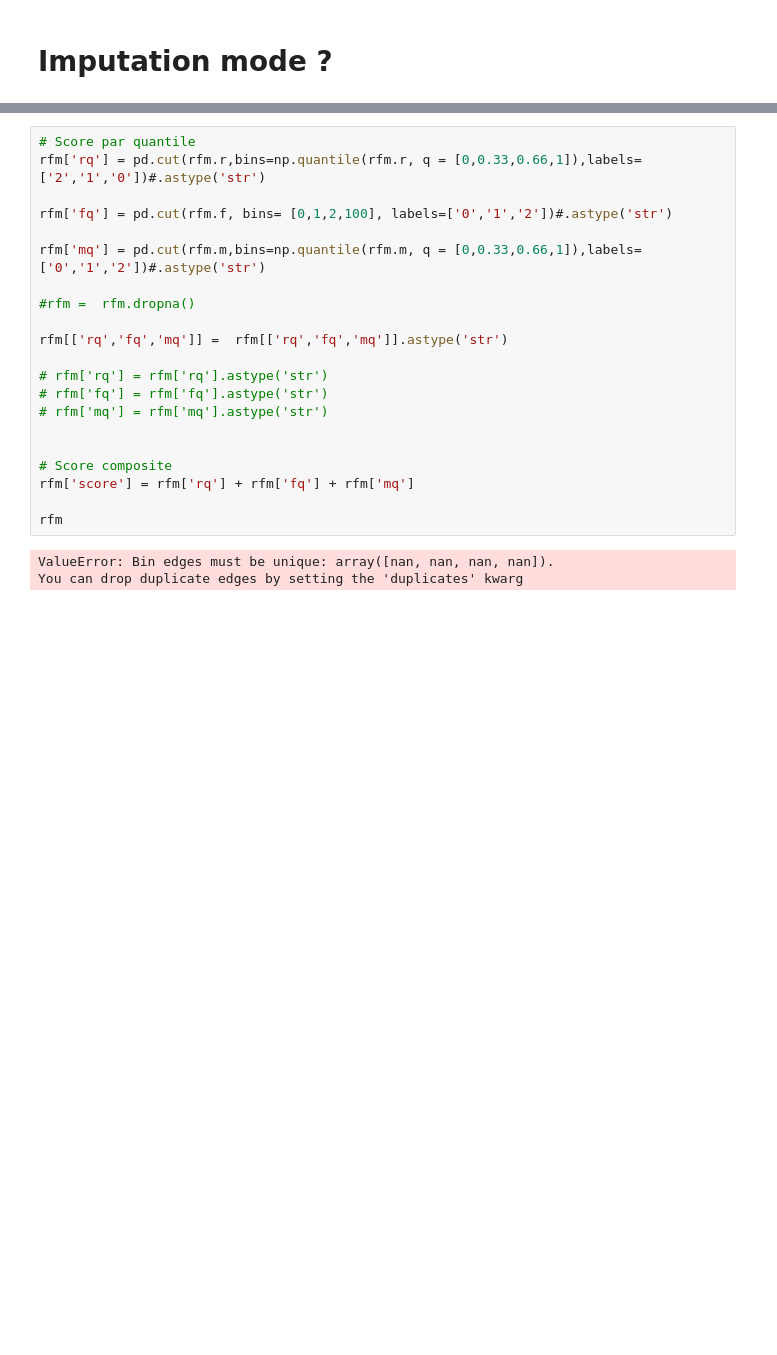
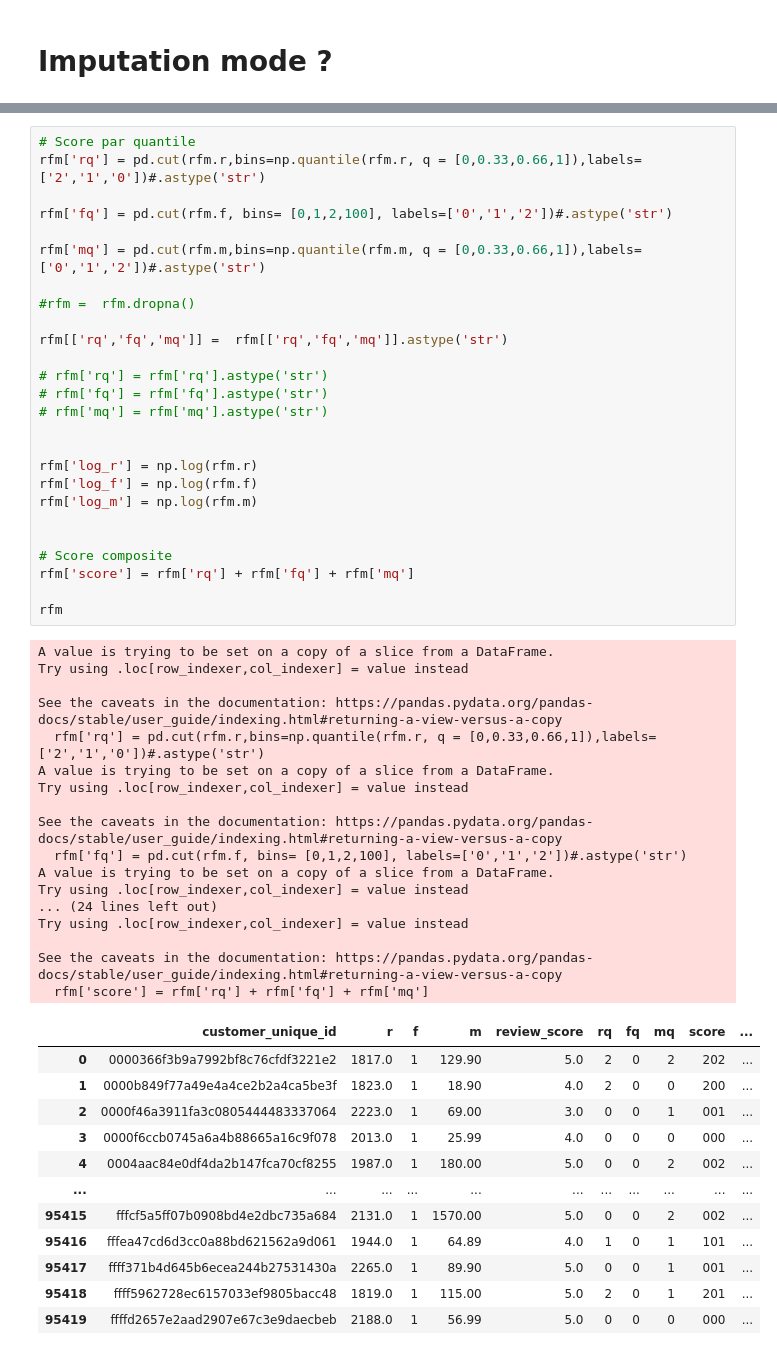
Before and after one commit to ArhurK/P5-Segmentez-les-clients-d-un-e-commerce, a Jupyter notebook: ARI.ipynb, the cells around one changed output, grey strips where cells are left out. Cells and saved outputs as stored; diff of their text form; blank space fills up the shorter version.

```diff
--- a/ARI.ipynb
+++ b/ARI.ipynb
@@ -179,24 +193,56 @@ rfm
 # %%
 # Score par quantile
 rfm['rq'] = pd.cut(rfm.r,bins=np.quantile(rfm.r, q = [0,0.33,0.66,1]),labels=['2','1','0'])#.astype('str')
 
 rfm['fq'] = pd.cut(rfm.f, bins= [0,1,2,100], labels=['0','1','2'])#.astype('str')
 
 rfm['mq'] = pd.cut(rfm.m,bins=np.quantile(rfm.m, q = [0,0.33,0.66,1]),labels=['0','1','2'])#.astype('str')
 
 #rfm =  rfm.dropna()
 
 rfm[['rq','fq','mq']] =  rfm[['rq','fq','mq']].astype('str')
 
 # rfm['rq'] = rfm['rq'].astype('str')
 # rfm['fq'] = rfm['fq'].astype('str')
 # rfm['mq'] = rfm['mq'].astype('str')
 
 
+rfm['log_r'] = np.log(rfm.r)
+rfm['log_f'] = np.log(rfm.f)
+rfm['log_m'] = np.log(rfm.m)
+
+
 # Score composite
 rfm['score'] = rfm['rq'] + rfm['fq'] + rfm['mq']
 
 rfm
 # %% [output]
-ValueError: Bin edges must be unique: array([nan, nan, nan, nan]).
-You can drop duplicate edges by setting the 'duplicates' kwarg
+A value is trying to be set on a copy of a slice from a DataFrame.
+Try using .loc[row_indexer,col_indexer] = value instead
+
+See the caveats in the documentation: https://pandas.pydata.org/pandas-docs/stable/user_guide/indexing.html#returning-a-view-versus-a-copy
+  rfm['rq'] = pd.cut(rfm.r,bins=np.quantile(rfm.r, q = [0,0.33,0.66,1]),labels=['2','1','0'])#.astype('str')
+A value is trying to be set on a copy of a slice from a DataFrame.
+Try using .loc[row_indexer,col_indexer] = value instead
+
+See the caveats in the documentation: https://pandas.pydata.org/pandas-docs/stable/user_guide/indexing.html#returning-a-view-versus-a-copy
+  rfm['fq'] = pd.cut(rfm.f, bins= [0,1,2,100], labels=['0','1','2'])#.astype('str')
+A value is trying to be set on a copy of a slice from a DataFrame.
+Try using .loc[row_indexer,col_indexer] = value instead
+... (24 lines left out)
+Try using .loc[row_indexer,col_indexer] = value instead
+
+See the caveats in the documentation: https://pandas.pydata.org/pandas-docs/stable/user_guide/indexing.html#returning-a-view-versus-a-copy
+  rfm['score'] = rfm['rq'] + rfm['fq'] + rfm['mq']
+|  | customer_unique_id | r | f | m | review_score | rq | fq | mq | score | ... |
+| 0 | 0000366f3b9a7992bf8c76cfdf3221e2 | 1817.0 | 1 | 129.90 | 5.0 | 2 | 0 | 2 | 202 | ... |
+| 1 | 0000b849f77a49e4a4ce2b2a4ca5be3f | 1823.0 | 1 | 18.90 | 4.0 | 2 | 0 | 0 | 200 | ... |
+| 2 | 0000f46a3911fa3c0805444483337064 | 2223.0 | 1 | 69.00 | 3.0 | 0 | 0 | 1 | 001 | ... |
+| 3 | 0000f6ccb0745a6a4b88665a16c9f078 | 2013.0 | 1 | 25.99 | 4.0 | 0 | 0 | 0 | 000 | ... |
+| 4 | 0004aac84e0df4da2b147fca70cf8255 | 1987.0 | 1 | 180.00 | 5.0 | 0 | 0 | 2 | 002 | ... |
+| ... | ... | ... | ... | ... | ... | ... | ... | ... | ... | ... |
+| 95415 | fffcf5a5ff07b0908bd4e2dbc735a684 | 2131.0 | 1 | 1570.00 | 5.0 | 0 | 0 | 2 | 002 | ... |
+| 95416 | fffea47cd6d3cc0a88bd621562a9d061 | 1944.0 | 1 | 64.89 | 4.0 | 1 | 0 | 1 | 101 | ... |
+| 95417 | ffff371b4d645b6ecea244b27531430a | 2265.0 | 1 | 89.90 | 5.0 | 0 | 0 | 1 | 001 | ... |
+| 95418 | ffff5962728ec6157033ef9805bacc48 | 1819.0 | 1 | 115.00 | 5.0 | 2 | 0 | 1 | 201 | ... |
+| 95419 | ffffd2657e2aad2907e67c3e9daecbeb | 2188.0 | 1 | 56.99 | 5.0 | 0 | 0 | 0 | 000 | ... |
```
Also changed, not shown: parts of 36 cells of this notebook.
